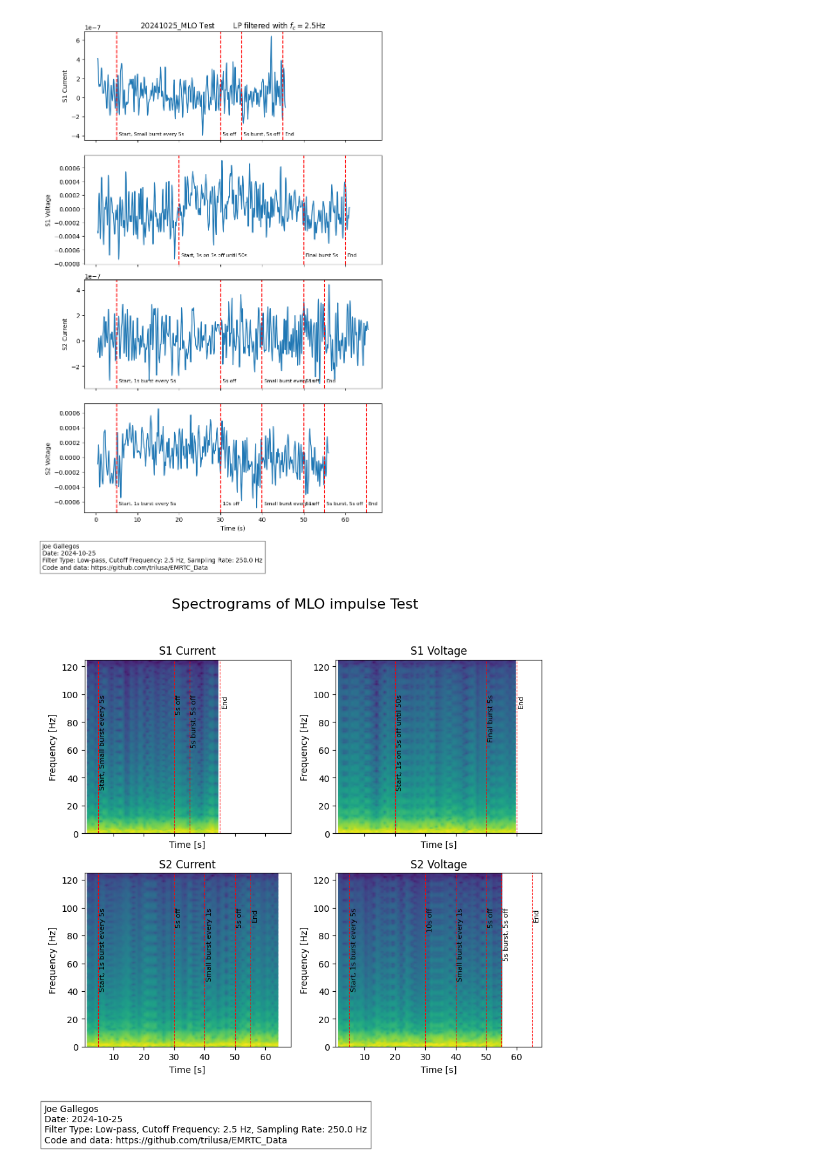
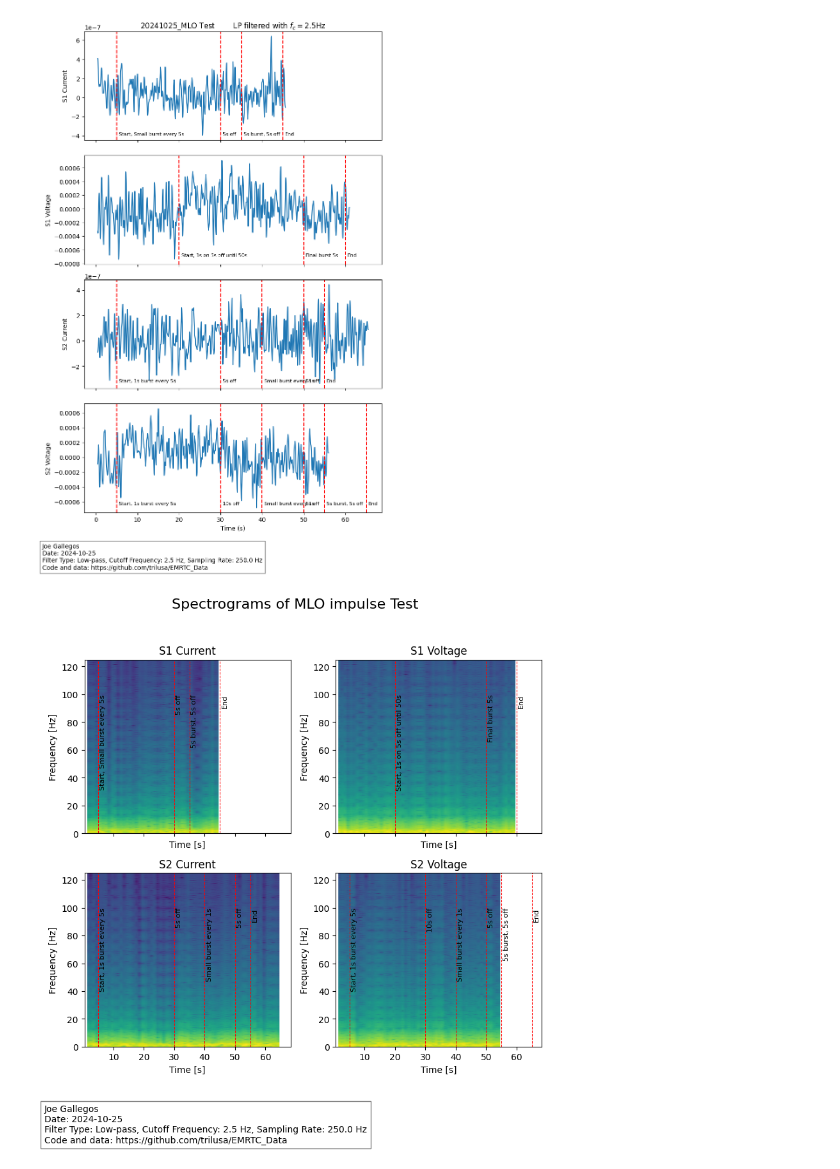
Before and after one commit to trilusa/EMRTC_Data, a Jupyter notebook: EMRTC_Data_analysis.ipynb, the cells around one changed output. Drawn from its saved outputs; the diff is of its cells as text; code cells hidden in the pictures.

```diff
--- a/EMRTC_Data_analysis.ipynb
+++ b/EMRTC_Data_analysis.ipynb
@@ -107,26 +107,27 @@ plt.show()
 # %%
 ### Spectrogram ###
 fig, axs = plt.subplots(2, 2, figsize=(8, 8), sharex=True, sharey=False)
 ax_flat = axs.flatten()
 
 for i, (df, event_list) in enumerate(zip(dfs, events)):
-    f, t, Sxx = spectrogram(df['A1_filt'], fs=sampling_rate, nperseg=256, noverlap=128, nfft=1024)
+    f, t, Sxx = spectrogram(df['A1_filt'], fs=sampling_rate, nperseg=250, noverlap=0, nfft=512)
     ax_flat[i].pcolormesh(t, f, 10 * np.log10(Sxx), shading='gouraud')
     ax_flat[i].set_ylabel('Frequency [Hz]')
     ax_flat[i].set_xlabel('Time [s]')
     ax_flat[i].set_title(titles[i])
+    ax_flat[i].set_ylim(0, 125)
     for time, description in event_list:
         ax_flat[i].axvline(x=time, color='r', linestyle='--', linewidth=.75)
         ax_flat[i].text(time + 0.5, f.max() * 0.8, description, rotation=90, verticalalignment='top', fontsize=8, color='black')
 
 fig.suptitle("Spectrograms of MLO impulse Test", fontsize=16)
 plt.tight_layout(rect=[0, 0.03, 1, 0.95])
 
 
 bbox_props = dict(facecolor='white', alpha=0.5)
 fig.text(0.01, -0.01, metadata, ha='left', va='top', fontsize=10, bbox=bbox_props)
 
-# plt.savefig("20241025_MLO_Test_annotated_spectrograms.pdf", bbox_inches='tight')
+plt.savefig("20241025_MLO_Test_annotated_spectrograms.pdf", bbox_inches='tight')
 plt.show()
 # %% [output]
-[figure, old version]
+[figure, new version]
```
Also changed, not shown: parts of 1 cell of this notebook, 15 other files.
